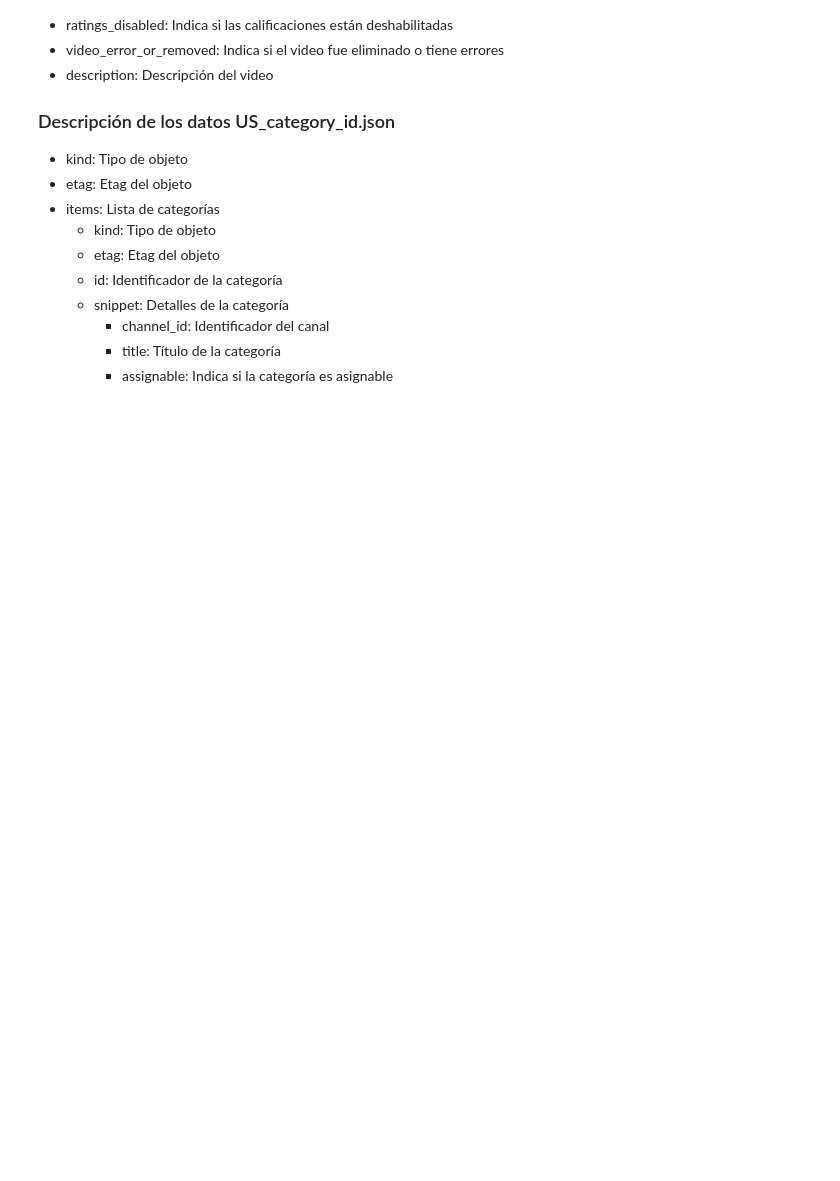
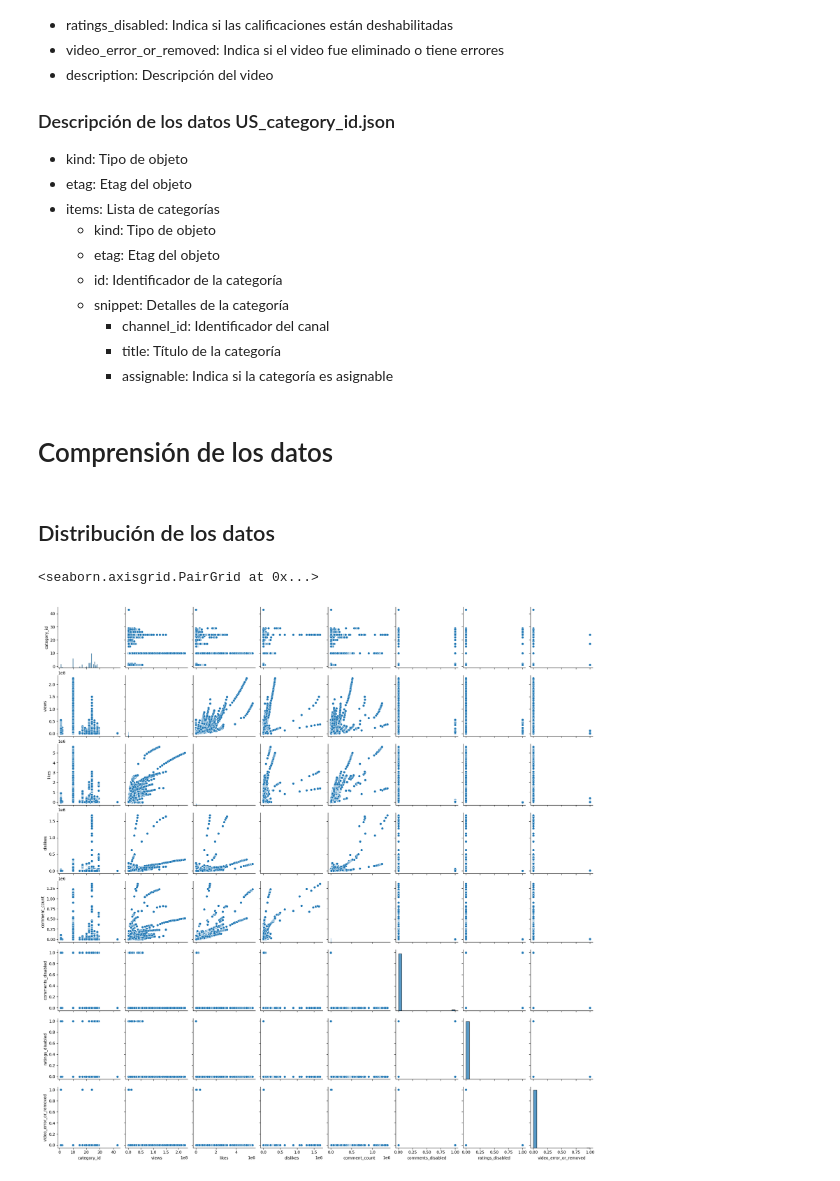
Before and after one commit to andres345gm/Skandia-prueba-tecnica, a Jupyter notebook: youtube_data_analysis.ipynb, the cells around one changed output. Saved outputs shown, nothing was run; the diff lists cells and outputs as text; code cells hidden in the pictures; blank space fills up the shorter version.

```diff
--- a/youtube_data_analysis.ipynb
+++ b/youtube_data_analysis.ipynb
@@ -104,3 +104,7 @@ us_category_df
         * channel_id: Identificador del canal
         * title: Título de la categoría
         * assignable: Indica si la categoría es asignable
+# %% [markdown]
+# Comprensión de los datos
+# %% [markdown]
+## Distribución de los datos
@@ -106,0 +114,5 @@ us_category_df
+# %%
+sns.pairplot(us_videos_df)
+# %% [output]
+<seaborn.axisgrid.PairGrid at 0x...>
+[figure, added]
```
Also changed, not shown: parts of 16 cells of this notebook.
